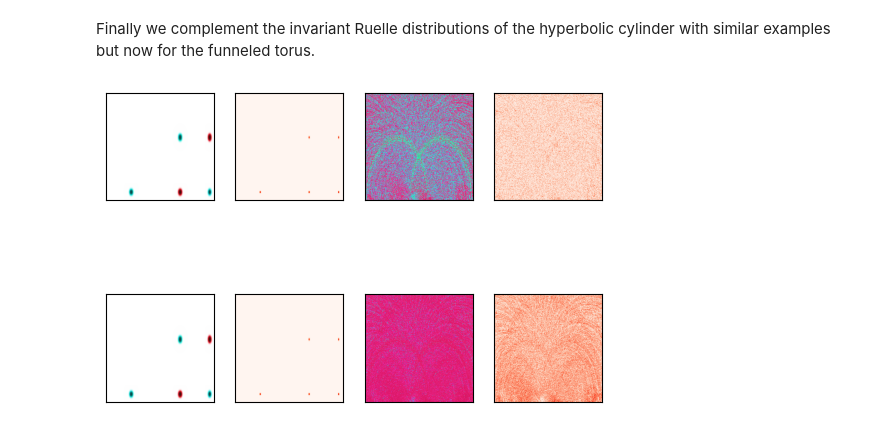
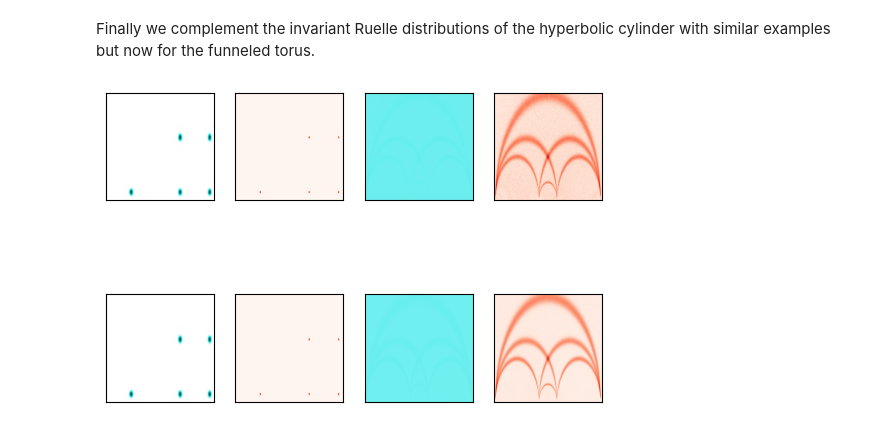
Before and after one commit to Spectral-Analysis-UPB/PyZeta, a Jupyter notebook: docs/teaser.ipynb, the cells around one changed output. Drawn from its saved outputs; the diff is of its cells as text; code cells hidden in the pictures.

```diff
--- a/docs/teaser.ipynb
+++ b/docs/teaser.ipynb
@@ -252,7 +252,7 @@ Finally we complement the invariant Ruelle distributions of the hyperbolic cylin
 but now for the funneled torus.
 # %%
 # calculate Ruelle distribution beyond delta-1 for conventional torus params
-HIGHER_RESONANCE: Final[complex] = -0.9998 + 9.12j
+HIGHER_RESONANCE: Final[complex] = -0.8847
 systemType = MapSystemType.FUNNEL_TORUS
 systemInitArgs = {"outerLen": 10.0, "innerLen": 10.0, "angle": np.pi / 2.00}
 N_MAX = 7
@@ -284,31 +284,31 @@ for i, axs in enumerate((axs1, axs2)):
             numSupportPts=300,
             **args,
         )
 
         higherDistribution = ruelle(
             np.array([HIGHER_RESONANCE], dtype=np.complex128), nMax=N_MAX + i
         )[0]
 
         # create a phase-lightness representation of the distribution
         absoluteValue = np.abs(higherDistribution)
         argument = np.angle(higherDistribution)
         hue = (argument + np.pi) / (2 * np.pi) + 0.5
         lightness = 1.0 - 1.0 / (1.0 + absoluteValue**0.2)
         saturation = 0.8
 
         rgb = np.array(np.vectorize(hls_to_rgb)(hue, lightness, saturation))
         rgb = rgb.swapaxes(0, 2).swapaxes(0, 1)
 
         axs[2 * j].imshow(np.abs(1.0 - rgb), cmap="Reds", origin="lower")
         axs[2 * j].set_xticks([])
         axs[2 * j].set_yticks([])
 
         axs[2 * j + 1].imshow(
             np.abs(higherDistribution), cmap="Reds", origin="lower"
         )
         axs[2 * j + 1].set_xticks([])
         axs[2 * j + 1].set_yticks([])
 
 plt.show()
 # %% [output]
-[figure, old version]
+[figure, new version]
```
Also changed, not shown: parts of 2 cells of this notebook, 27 other files.
